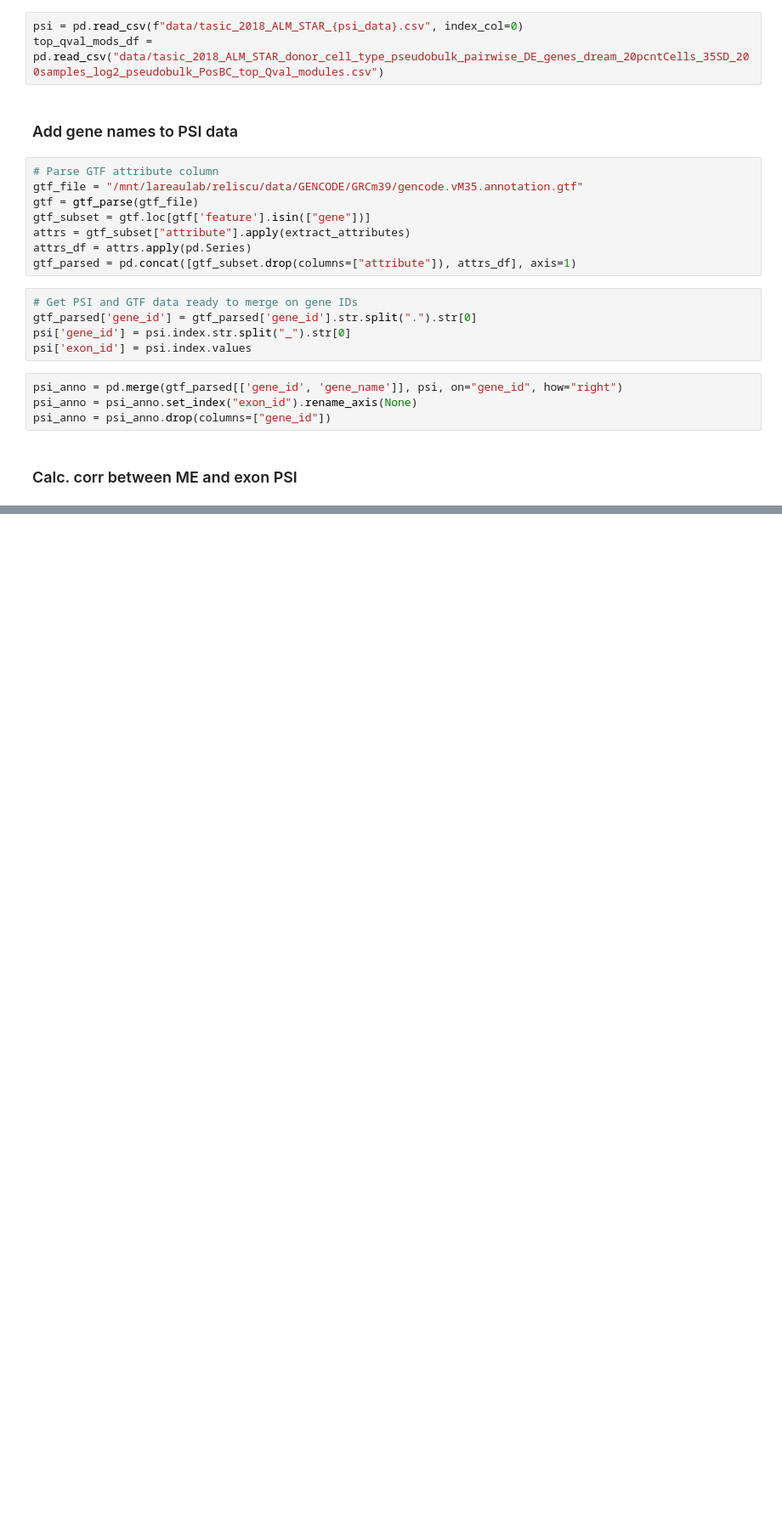
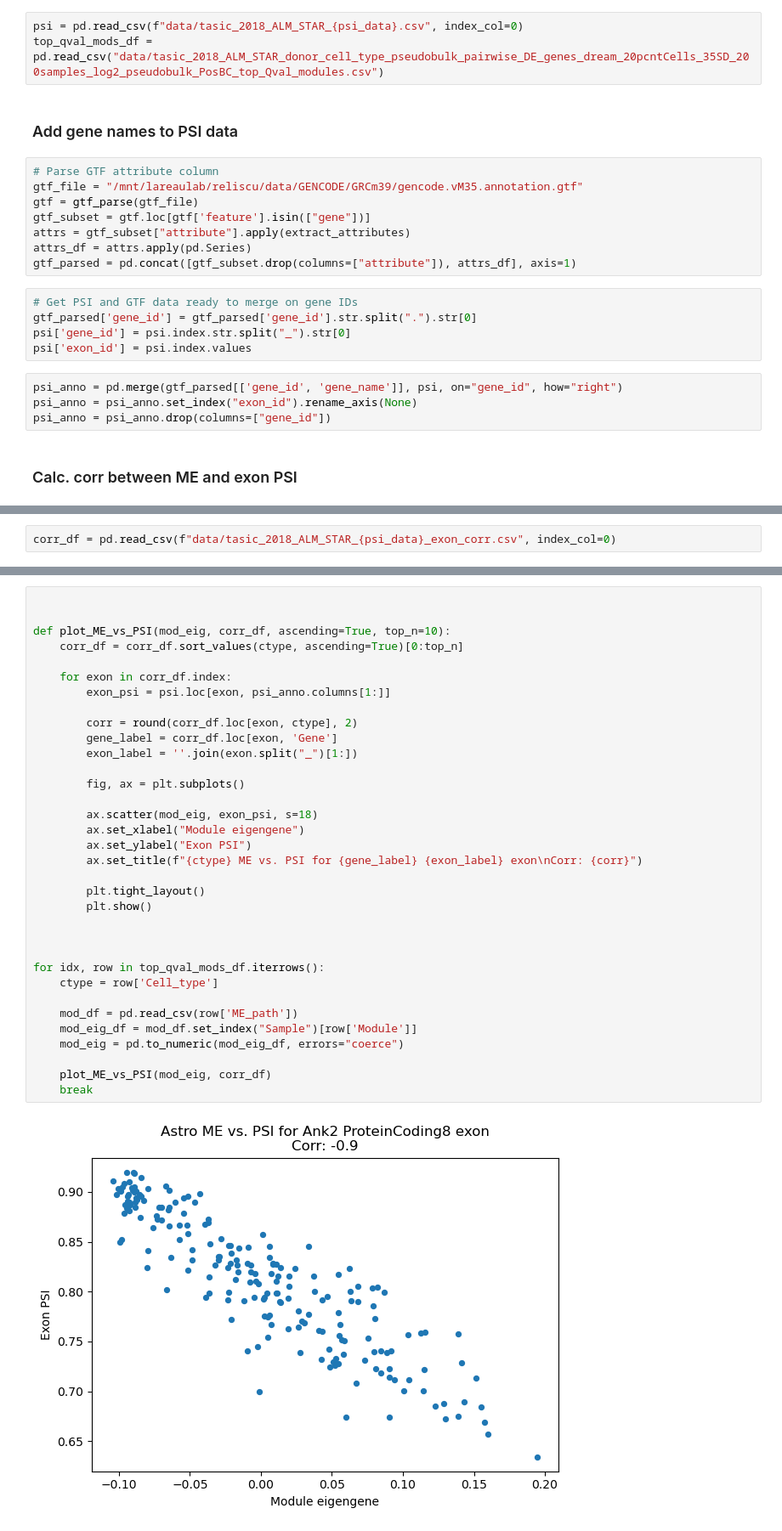
Before and after one commit to reliscu/pseudobulk_splicing_tasic_2018_mouse_ALM, a Jupyter notebook: 12_PSI_vs_ME.ipynb, the cells around one changed output, grey strips where cells are left out. Shown: that part at 85% size. Drawn from its saved outputs; the diff is of its cells as text; blank space fills up the shorter version.

```diff
--- a/12_PSI_vs_ME.ipynb
+++ b/12_PSI_vs_ME.ipynb
@@ -52,0 +71,2 @@ corr_df.to_csv(f"data/tasic_2018_ALM_STAR_{psi_data}_exon_corr.csv")
+# %%
+corr_df = pd.read_csv(f"data/tasic_2018_ALM_STAR_{psi_data}_exon_corr.csv", index_col=0)
@@ -52,0 +77,36 @@ corr_df.to_csv(f"data/tasic_2018_ALM_STAR_{psi_data}_exon_corr.csv")
+# %%
+
+
+def plot_ME_vs_PSI(mod_eig, corr_df, ascending=True, top_n=10):
+    corr_df = corr_df.sort_values(ctype, ascending=True)[0:top_n]
+
+    for exon in corr_df.index:
+        exon_psi = psi.loc[exon, psi_anno.columns[1:]]
+
+        corr = round(corr_df.loc[exon, ctype], 2)
+        gene_label = corr_df.loc[exon, 'Gene']
+        exon_label = ''.join(exon.split("_")[1:])
+
+        fig, ax = plt.subplots()
+
+        ax.scatter(mod_eig, exon_psi, s=18)
+        ax.set_xlabel("Module eigengene")
+        ax.set_ylabel("Exon PSI")
+        ax.set_title(f"{ctype} ME vs. PSI for {gene_label} {exon_label} exon\nCorr: {corr}")
+
+        plt.tight_layout()
+        plt.show()
+
+
+
+for idx, row in top_qval_mods_df.iterrows():
+    ctype = row['Cell_type']
+
+    mod_df = pd.read_csv(row['ME_path'])
+    mod_eig_df = mod_df.set_index("Sample")[row['Module']]
+    mod_eig = pd.to_numeric(mod_eig_df, errors="coerce")
+
+    plot_ME_vs_PSI(mod_eig, corr_df)
+    break
+# %% [output]
+[figure, added]
```
Also changed, not shown: parts of 8 cells of this notebook, 1 other file.
